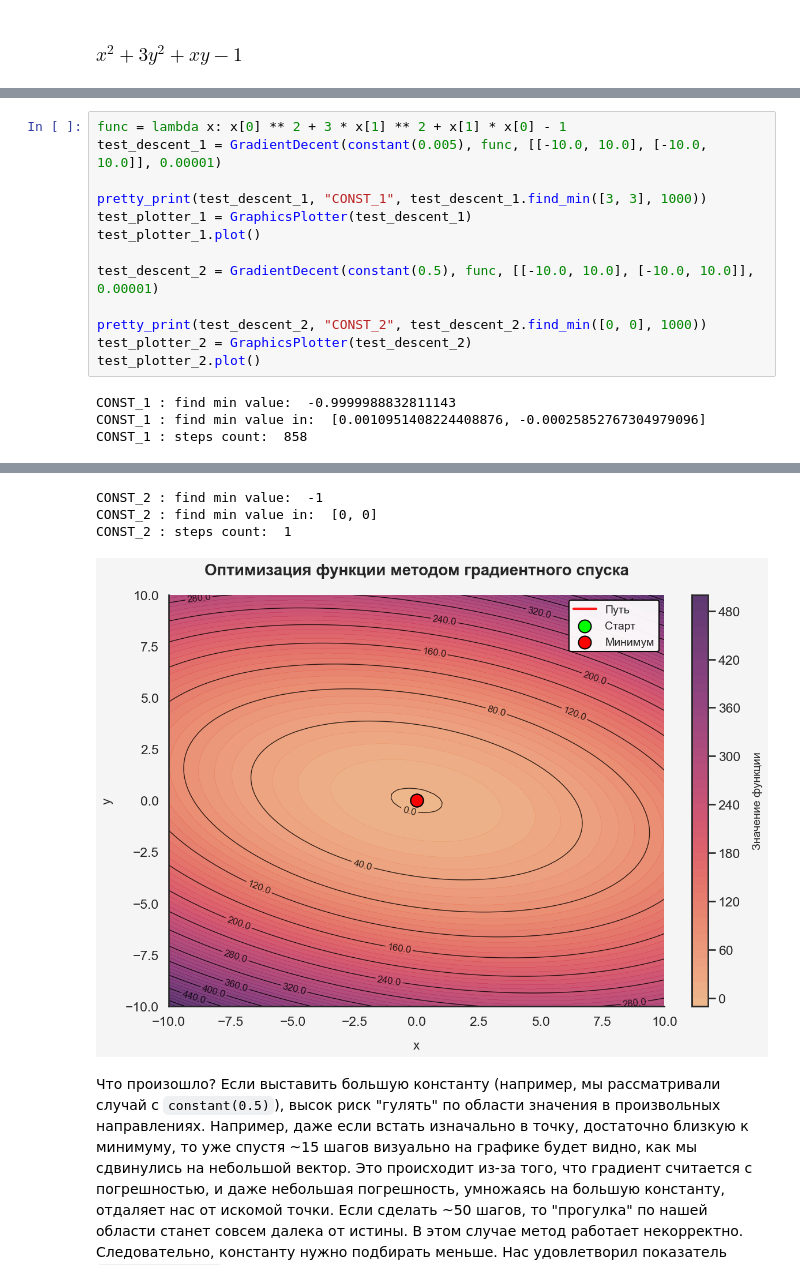
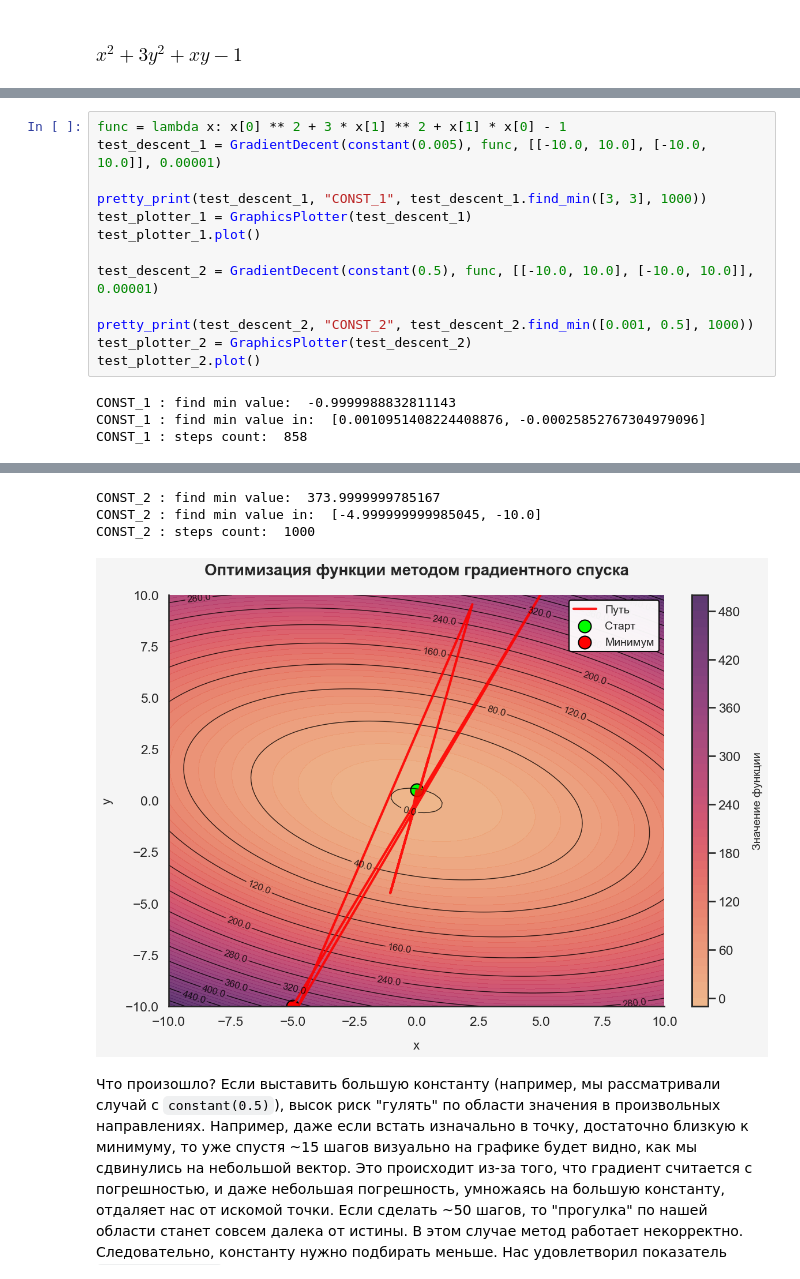
Before and after one commit to 3ELEHblE-LIJanki/Optimization-Methods-lab1, a Jupyter notebook: report.ipynb, the cells around one changed output, grey strips where cells are left out. Drawn from its saved outputs; the diff is of its cells as text.

````diff
--- a/report.ipynb
+++ b/report.ipynb
@@ -65,25 +65,25 @@ def pretty_print(descent: GradientDecent, name: str, find_result: float):
 # %%
 func = lambda x: x[0] ** 2 + 3 * x[1] ** 2 + x[1] * x[0] - 1
 test_descent_1 = GradientDecent(constant(0.005), func, [[-10.0, 10.0], [-10.0, 10.0]], 0.00001)
 
 pretty_print(test_descent_1, "CONST_1", test_descent_1.find_min([3, 3], 1000))
 test_plotter_1 = GraphicsPlotter(test_descent_1)
 test_plotter_1.plot()
 
 test_descent_2 = GradientDecent(constant(0.5), func, [[-10.0, 10.0], [-10.0, 10.0]], 0.00001)
 
-pretty_print(test_descent_2, "CONST_2", test_descent_2.find_min([0, 0], 1000))
+pretty_print(test_descent_2, "CONST_2", test_descent_2.find_min([0.001, 0.5], 1000))
 test_plotter_2 = GraphicsPlotter(test_descent_2)
 test_plotter_2.plot()
 # %% [output]
 CONST_1 : find min value:  -0.9999988832811143
 CONST_1 : find min value in:  [0.0010951408224408876, -0.00025852767304979096]
 CONST_1 : steps count:  858
 [figure]
-CONST_2 : find min value:  -1
-CONST_2 : find min value in:  [0, 0]
-CONST_2 : steps count:  1
+CONST_2 : find min value:  373.9999999785167
+CONST_2 : find min value in:  [-4.999999999985045, -10.0]
+CONST_2 : steps count:  1000
-[figure, old version]
+[figure, new version]
 # %% [markdown]
 Что произошло? Если выставить большую константу (например, мы рассматривали случай с ```constant(0.5)```), высок риск "гулять" по области значения в произвольных направлениях. Например, даже если встать изначально в точку, достаточно близкую к минимуму, то уже спустя ~15 шагов визуально на графике будет видно, как мы сдвинулись на небольшой вектор. Это происходит из-за того, что градиент считается с погрешностью, и даже небольшая погрешность, умножаясь на большую константу, отдаляет нас от искомой точки. Если сделать ~50 шагов, то "прогулка" по нашей области станет совсем далека от истины. В этом случае метод работает некорректно. Следовательно, константу нужно подбирать меньше. Нас удовлетворил показатель ```constant(0.005)```. Но и здесь есть нюансы, из-за небольшой константы наши шаги тоже становятся маленькими, поэтому даже 100 итераций не хватает, чтобы дойти до точки минимума. Но, подняв количество допустимых шагов до 1000, мы получаем ответ -0.9999999121823524, который очень близок к правильному (-1).
 # %% [markdown]
````
Also changed, not shown: parts of 1 cell of this notebook.
